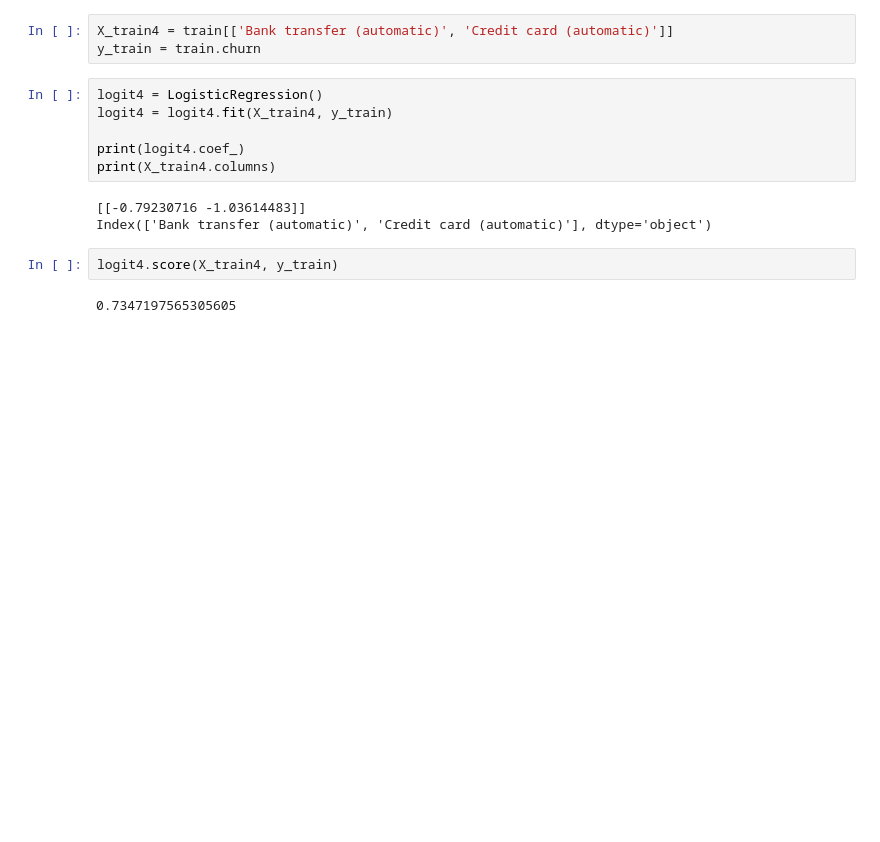
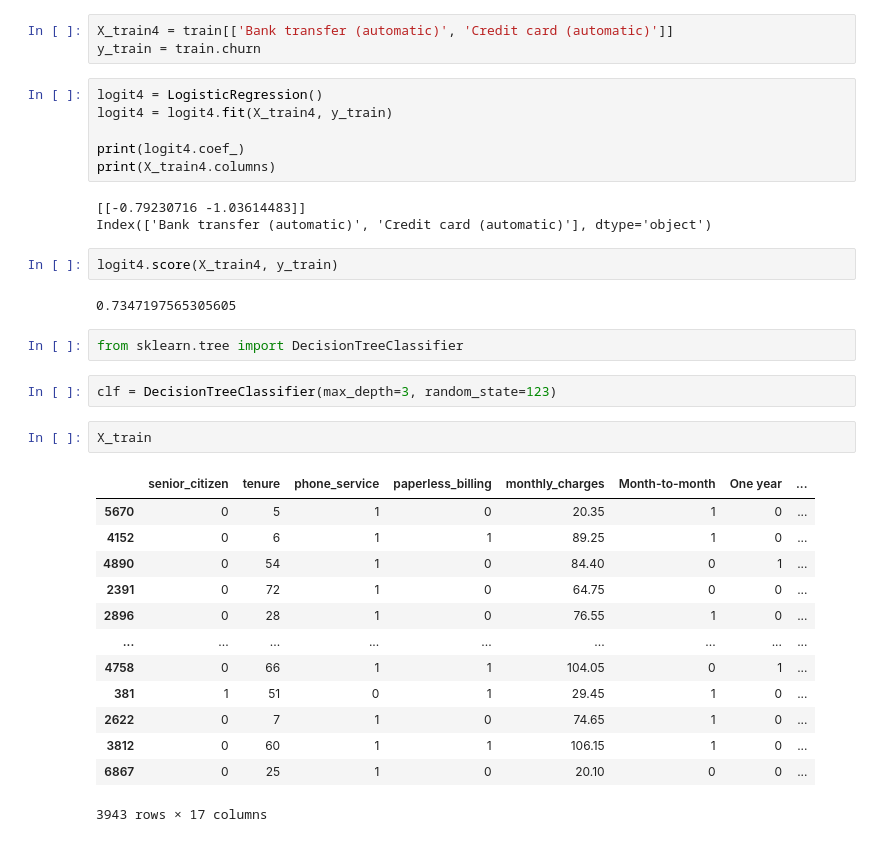
Before and after one commit to matt-c-knight/telco_project, a Jupyter notebook: practice_prep.ipynb, the cells around one changed output. Cells and saved outputs as stored; diff of their text form; blank space fills up the shorter version.

```diff
--- a/practice_prep.ipynb
+++ b/practice_prep.ipynb
@@ -443,3 +443,23 @@ Index(['Bank transfer (automatic)', 'Credit card (automatic)'], dtype='object')
 logit4.score(X_train4, y_train)
 # %% [output]
 0.7347197565305605
+# %%
+from sklearn.tree import DecisionTreeClassifier
+# %%
+clf = DecisionTreeClassifier(max_depth=3, random_state=123)
+# %%
+X_train
+# %% [output]
+|  | senior_citizen | tenure | phone_service | paperless_billing | monthly_charges | Month-to-month | One year | ... |
+| 5670 | 0 | 5 | 1 | 0 | 20.35 | 1 | 0 | ... |
+| 4152 | 0 | 6 | 1 | 1 | 89.25 | 1 | 0 | ... |
+| 4890 | 0 | 54 | 1 | 0 | 84.40 | 0 | 1 | ... |
+| 2391 | 0 | 72 | 1 | 0 | 64.75 | 0 | 0 | ... |
+| 2896 | 0 | 28 | 1 | 0 | 76.55 | 1 | 0 | ... |
+| ... | ... | ... | ... | ... | ... | ... | ... | ... |
+| 4758 | 0 | 66 | 1 | 1 | 104.05 | 0 | 1 | ... |
+| 381 | 1 | 51 | 0 | 1 | 29.45 | 1 | 0 | ... |
+| 2622 | 0 | 7 | 1 | 0 | 74.65 | 1 | 0 | ... |
+| 3812 | 0 | 60 | 1 | 1 | 106.15 | 1 | 0 | ... |
+| 6867 | 0 | 25 | 1 | 0 | 20.10 | 0 | 0 | ... |
+3943 rows × 17 columns
```
Also changed, not shown: parts of 15 cells of this notebook.
